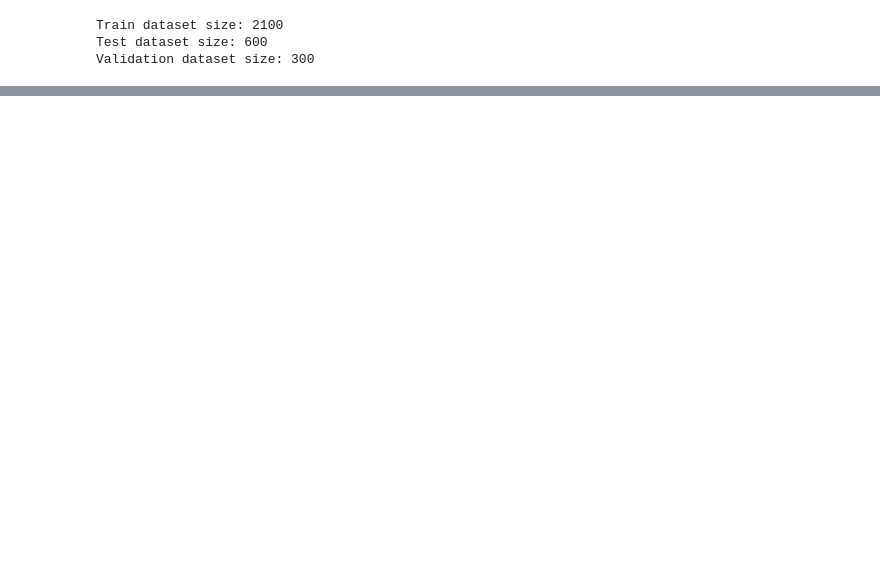
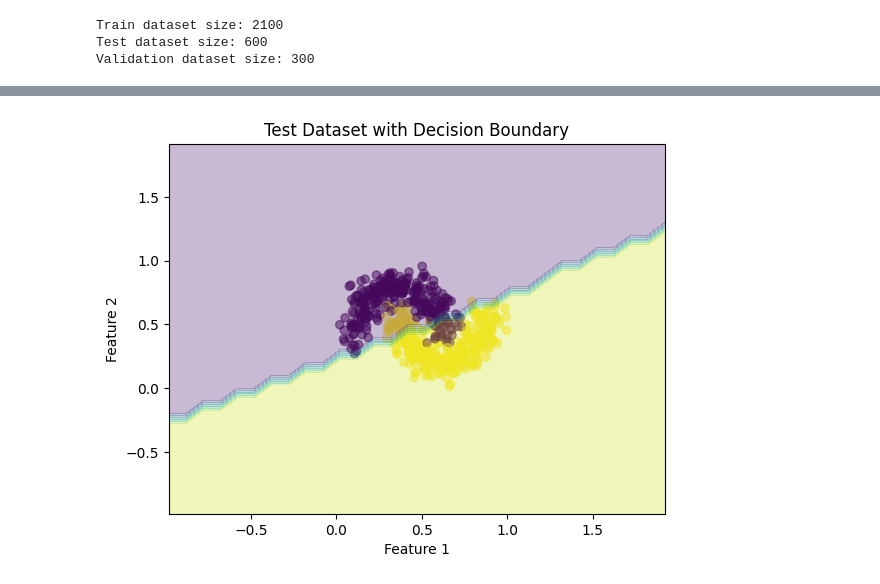
Before and after one commit to srp-group/hypothesis-testing, a Jupyter notebook: ALFrameworkComparison/learning/sample-nn.ipynb, the cells around one changed output, grey strips where cells are left out. Drawn from its saved outputs; the diff is of its cells as text; code cells hidden in the pictures; blank space fills up the shorter version.

```diff
--- a/ALFrameworkComparison/learning/sample-nn.ipynb
+++ b/ALFrameworkComparison/learning/sample-nn.ipynb
@@ -313,0 +327,51 @@ RuntimeError: 0D or 1D target tensor expected, multi-target not supported
+# %%
+import numpy as np
+import matplotlib.pyplot as plt
+
+# Set the model to evaluation mode
+model.eval()
+
+# Lists to store the predicted labels and true labels
+predicted_labels = []
+true_labels = []
+
+# Iterate over the test dataset
+for inputs, labels in test_loader:
+    # Forward pass
+    outputs = model(inputs)
+    predicted_labels.extend(torch.argmax(outputs, dim=1).tolist())
+    true_labels.extend(torch.argmax(labels, dim=1).tolist())
+
+# Convert the predicted and true labels to numpy arrays
+predicted_labels = np.array(predicted_labels)
+true_labels = np.array(true_labels)
+data_list = [data.numpy() for data, _ in test_loader]
+all_data = np.concatenate(data_list, axis=0)
+# Plot the test dataset
+plt.scatter(all_data[:, 0], all_data[:, 1], c=true_labels, cmap='viridis', alpha=0.5)
+
+# Create a meshgrid to plot the decision boundary
+
+x_min, x_max = all_data[:, 0].min() - 1, all_data[:, 0].max() + 1
+y_min, y_max = all_data[:, 1].min() - 1, all_data[:, 1].max() + 1
+xx, yy = np.meshgrid(np.arange(x_min, x_max, 0.1),
+                np.arange(y_min, y_max, 0.1))
+grid_inputs = np.c_[xx.ravel(), yy.ravel()]
+grid_inputs = torch.from_numpy(grid_inputs).float()
+
+# Make predictions on the grid inputs
+grid_outputs = model(grid_inputs)
+grid_predictions = torch.argmax(grid_outputs, dim=1).numpy()
+
+# Plot the decision boundary
+plt.contourf(xx, yy, grid_predictions.reshape(xx.shape), alpha=0.3, cmap='viridis')
+
+# Set the plot labels and title
+plt.xlabel('Feature 1')
+plt.ylabel('Feature 2')
+plt.title('Test Dataset with Decision Boundary')
+
+# Show the plot
+plt.show()
+# %% [output]
+[figure, added]
```
Also changed, not shown: parts of 4 cells of this notebook, 2 other files.
